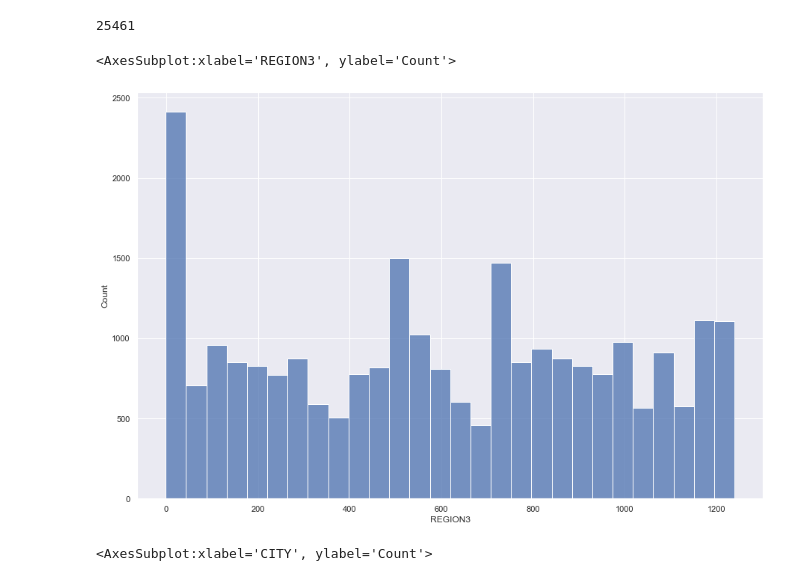
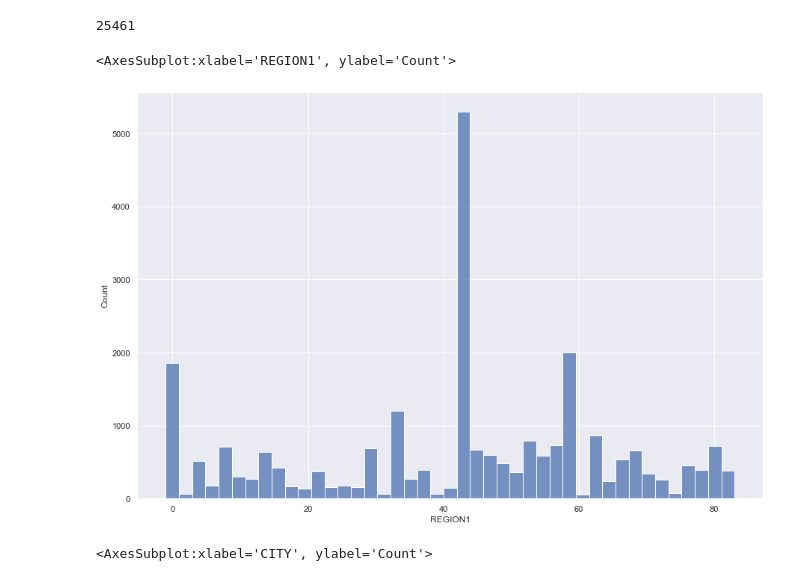
Before and after one commit to IvanovNA01/test_task_junior, a Jupyter notebook: test_to_jun1.ipynb, the cells around one changed output. Saved outputs shown, nothing was run; the diff lists cells and outputs as text; code cells hidden in the pictures.

```diff
--- a/test_to_jun1.ipynb
+++ b/test_to_jun1.ipynb
@@ -46,10 +46,10 @@ engineer_meta.CONTACT_ID.nunique()
 25461
 # %%
 
-sns.histplot(data = engineer_meta, x='REGION3',  kde=False)
+sns.histplot(data = engineer_meta, x='REGION1',  kde=False)
 # %% [output]
-<AxesSubplot:xlabel='REGION3', ylabel='Count'>
+<AxesSubplot:xlabel='REGION1', ylabel='Count'>
-[figure, old version]
+[figure, new version]
 # %%
 # Можно заметить, что самая распространенная специализация №2, затем идут №1, №0
 # Распределение по городам имеет ярко выраженные пики - очевидно столичные города, в провинциях примерно равномерно
```
Also changed, not shown: parts of 1 cell of this notebook.
